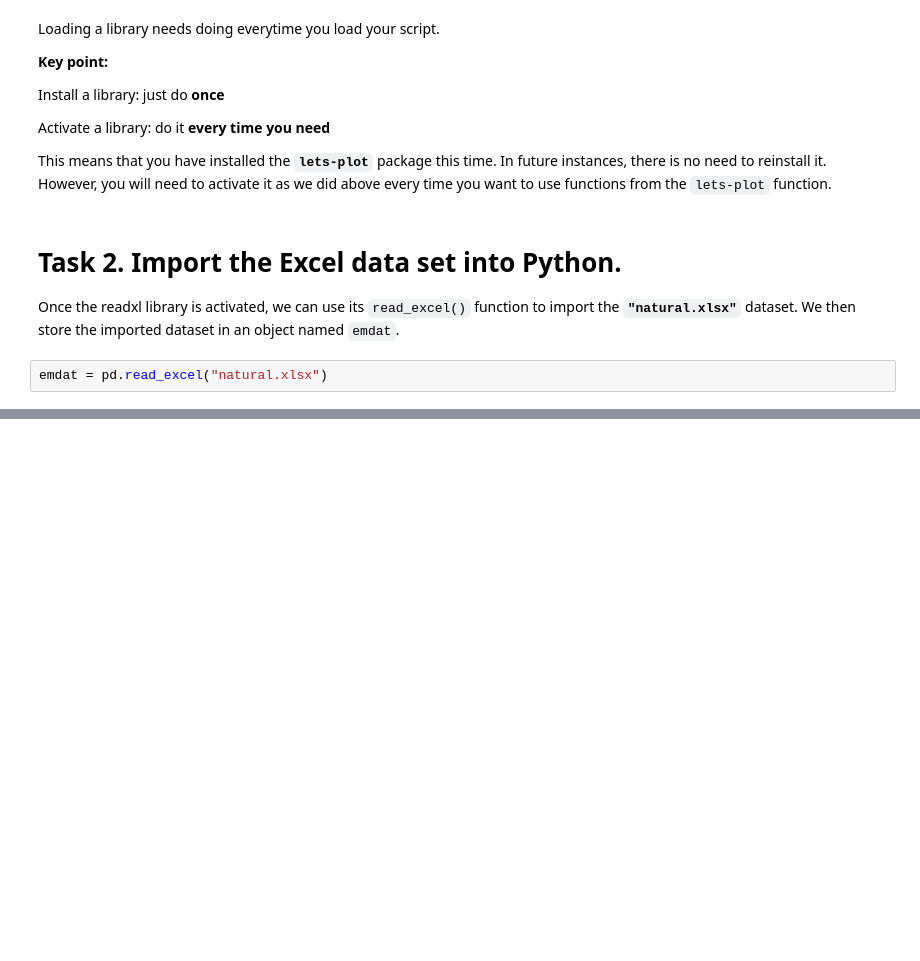
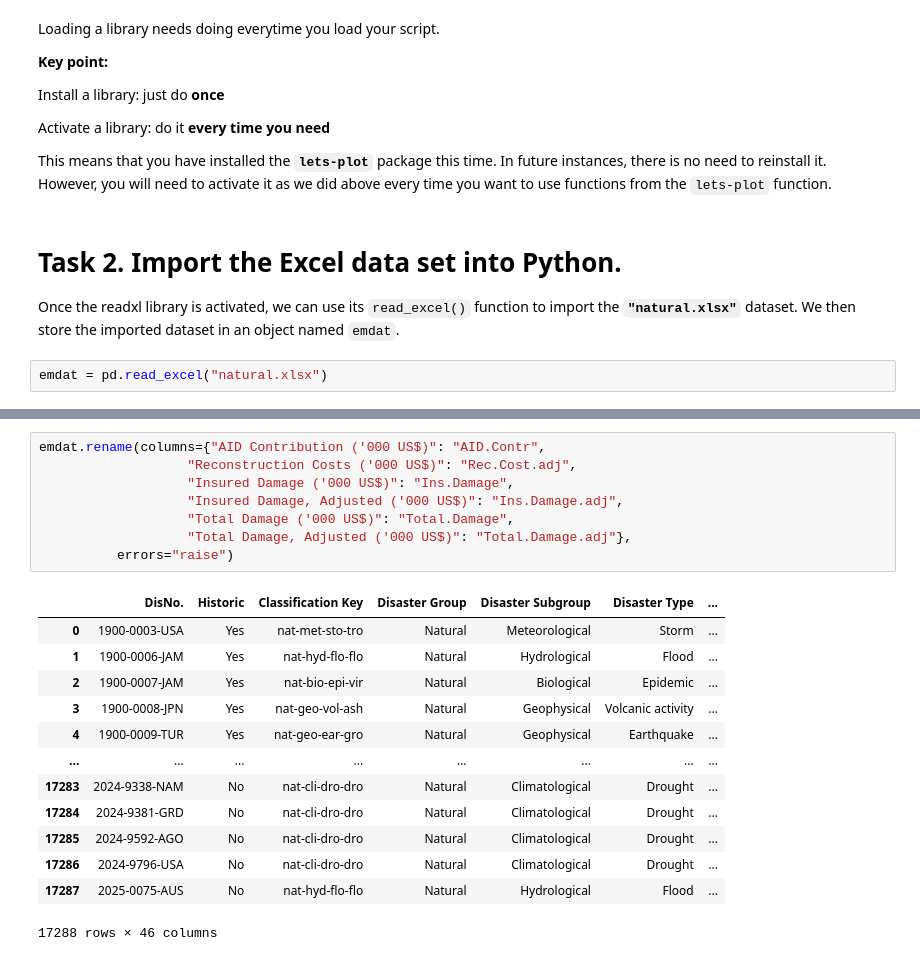
Before and after one commit to datasquad/DEE2025_coding, a Jupyter notebook: DataWalkThrough_DEE2025_pypj.ipynb, the cells around one changed output, grey strips where cells are left out. Drawn from its saved outputs; the diff is of its cells as text; blank space fills up the shorter version.

```diff
--- a/DataWalkThrough_DEE2025_pypj.ipynb
+++ b/DataWalkThrough_DEE2025_pypj.ipynb
@@ -213,0 +278,22 @@ In the previous tab you were advised to look at the documentation for the `read_
+# %%
+emdat.rename(columns={"AID Contribution ('000 US$)": "AID.Contr",
+                   "Reconstruction Costs ('000 US$)": "Rec.Cost.adj",
+                   "Insured Damage ('000 US$)": "Ins.Damage",
+                   "Insured Damage, Adjusted ('000 US$)": "Ins.Damage.adj",
+                   "Total Damage ('000 US$)": "Total.Damage",
+                   "Total Damage, Adjusted ('000 US$)": "Total.Damage.adj"},
+          errors="raise")
+# %% [output]
+|  | DisNo. | Historic | Classification Key | Disaster Group | Disaster Subgroup | Disaster Type | ... |
+| 0 | 1900-0003-USA | Yes | nat-met-sto-tro | Natural | Meteorological | Storm | ... |
+| 1 | 1900-0006-JAM | Yes | nat-hyd-flo-flo | Natural | Hydrological | Flood | ... |
+| 2 | 1900-0007-JAM | Yes | nat-bio-epi-vir | Natural | Biological | Epidemic | ... |
+| 3 | 1900-0008-JPN | Yes | nat-geo-vol-ash | Natural | Geophysical | Volcanic activity | ... |
+| 4 | 1900-0009-TUR | Yes | nat-geo-ear-gro | Natural | Geophysical | Earthquake | ... |
+| ... | ... | ... | ... | ... | ... | ... | ... |
+| 17283 | 2024-9338-NAM | No | nat-cli-dro-dro | Natural | Climatological | Drought | ... |
+| 17284 | 2024-9381-GRD | No | nat-cli-dro-dro | Natural | Climatological | Drought | ... |
+| 17285 | 2024-9592-AGO | No | nat-cli-dro-dro | Natural | Climatological | Drought | ... |
+| 17286 | 2024-9796-USA | No | nat-cli-dro-dro | Natural | Climatological | Drought | ... |
+| 17287 | 2025-0075-AUS | No | nat-hyd-flo-flo | Natural | Hydrological | Flood | ... |
+17288 rows × 46 columns
```
Also changed, not shown: parts of 14 cells of this notebook, 9 other files.
